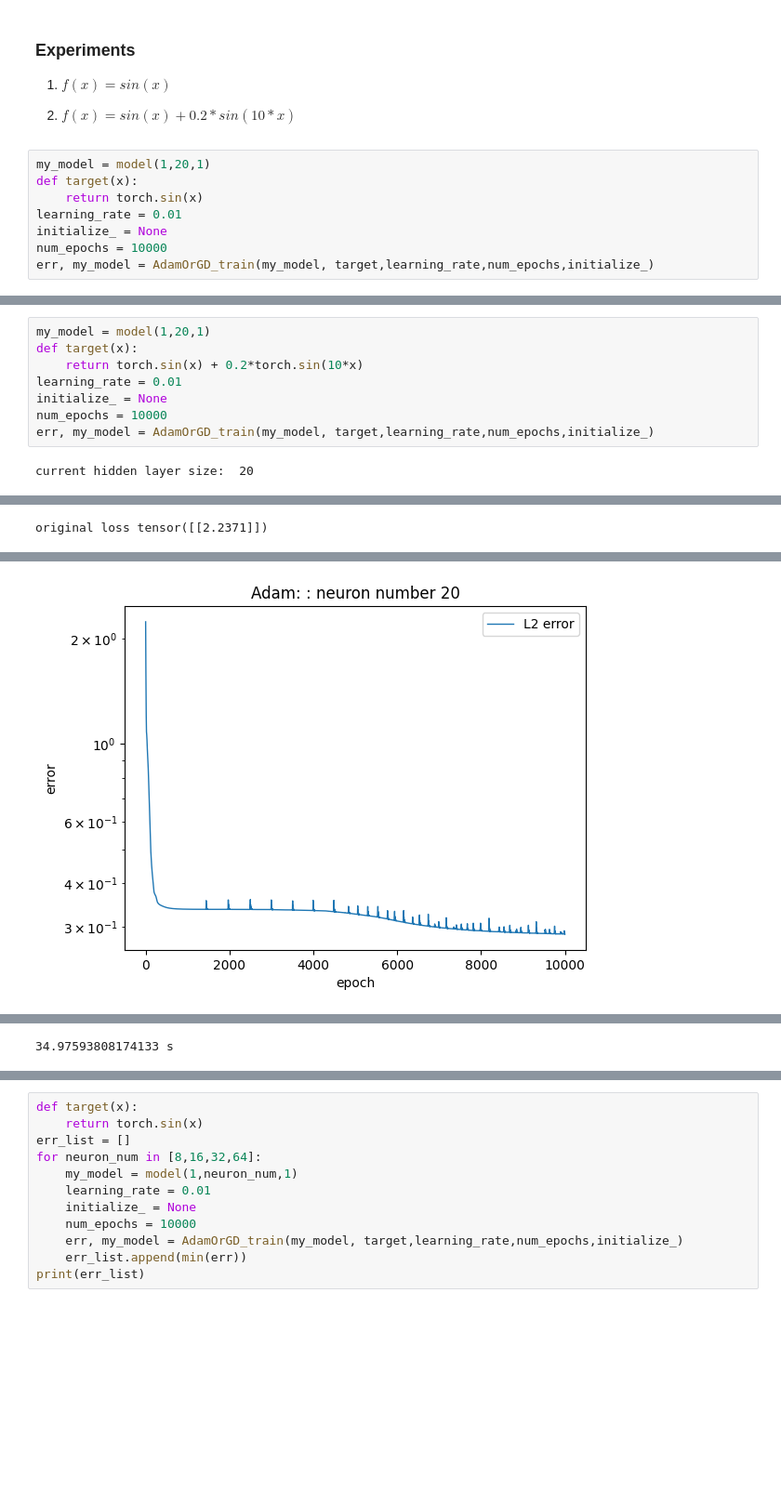
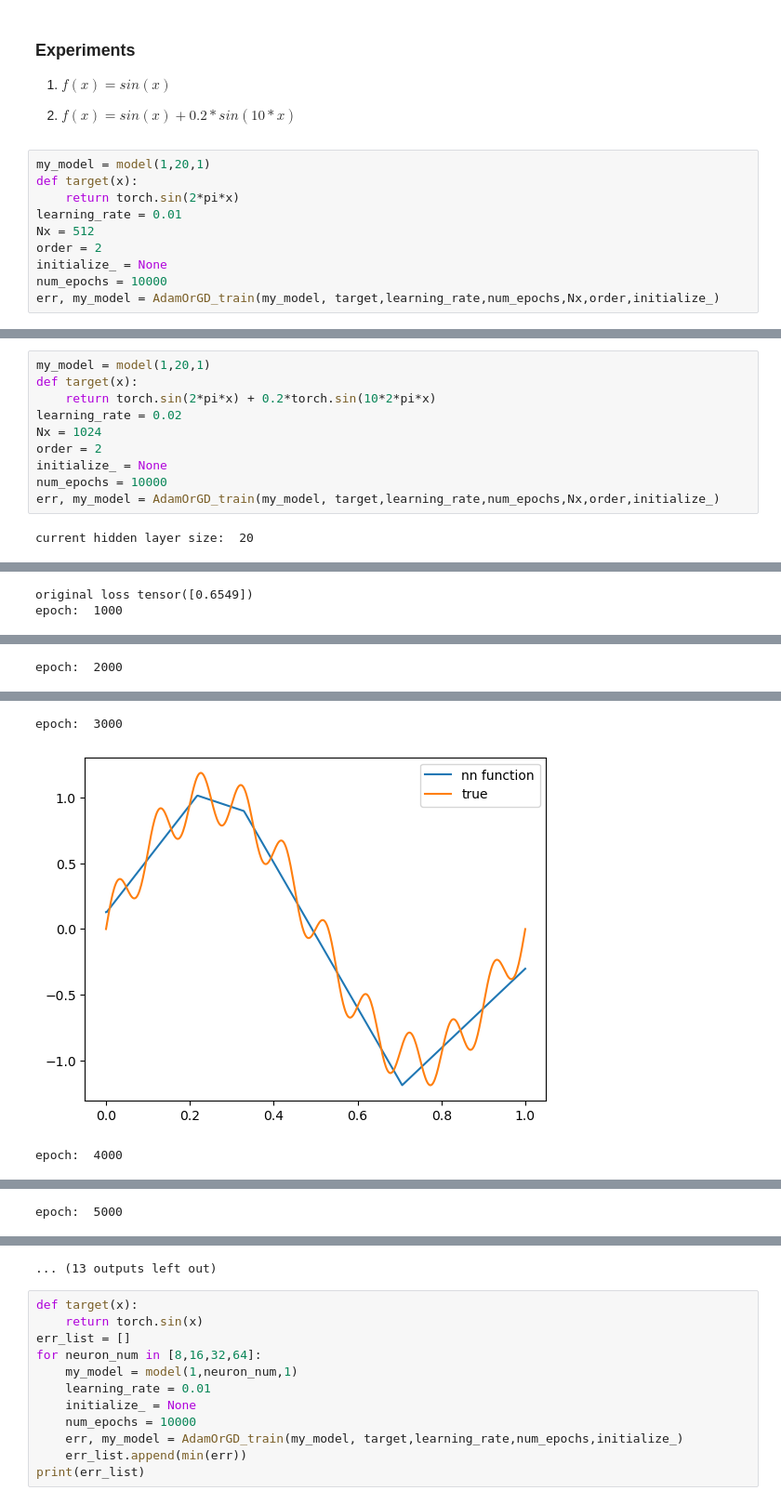
Before and after one commit to georgexxu/ProgrammingAssignment, a Jupyter notebook: L2Fitting1D_GD.ipynb, the cells around one changed output, grey strips where cells are left out. Shown at 93% size. Drawn from its saved outputs; the diff is of its cells as text; blank space fills up the shorter version.

```diff
--- a/L2Fitting1D_GD.ipynb
+++ b/L2Fitting1D_GD.ipynb
@@ -213,10 +199,12 @@ def AdamOrGD_train(my_model, target,learning_rate,num_epochs,initialize_):
 # %%
 my_model = model(1,20,1)
 def target(x):
-    return torch.sin(x)
+    return torch.sin(2*pi*x)
 learning_rate = 0.01
+Nx = 512
+order = 2
 initialize_ = None
 num_epochs = 10000
-err, my_model = AdamOrGD_train(my_model, target,learning_rate,num_epochs,initialize_)
+err, my_model = AdamOrGD_train(my_model, target,learning_rate,num_epochs,Nx,order,initialize_)
 # %% [output]
 current hidden layer size:  20
@@ -230,10 +224,12 @@ original loss tensor([[2.3323]])
 # %%
 my_model = model(1,20,1)
 def target(x):
-    return torch.sin(x) + 0.2*torch.sin(10*x)
-learning_rate = 0.01
+    return torch.sin(2*pi*x) + 0.2*torch.sin(10*2*pi*x)
+learning_rate = 0.02
+Nx = 1024
+order = 2
 initialize_ = None
 num_epochs = 10000
-err, my_model = AdamOrGD_train(my_model, target,learning_rate,num_epochs,initialize_)
+err, my_model = AdamOrGD_train(my_model, target,learning_rate,num_epochs,Nx,order,initialize_)
 # %% [output]
 current hidden layer size:  20
@@ -241 +237,2 @@ current hidden layer size:  20
-original loss tensor([[2.2371]])
+original loss tensor([0.6549])
+epoch:  1000
@@ -242,0 +240 @@ original loss tensor([[2.2371]])
+epoch:  2000
@@ -244 +242,3 @@ original loss tensor([[2.2371]])
+epoch:  3000
-[figure, old version]
+[figure, new version]
+epoch:  4000
@@ -246 +246 @@ original loss tensor([[2.2371]])
-34.97593808174133 s
+epoch:  5000
@@ -247,3 +248,4 @@ original loss tensor([[2.2371]])
+... (13 outputs left out)
 # %%
 def target(x):
     return torch.sin(x)
```
Also changed, not shown: parts of 6 cells of this notebook.
